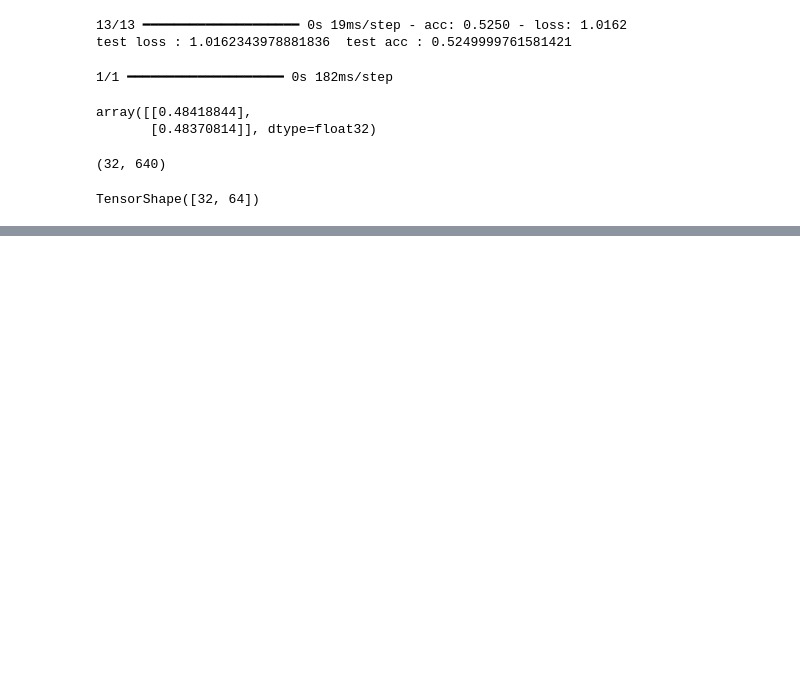
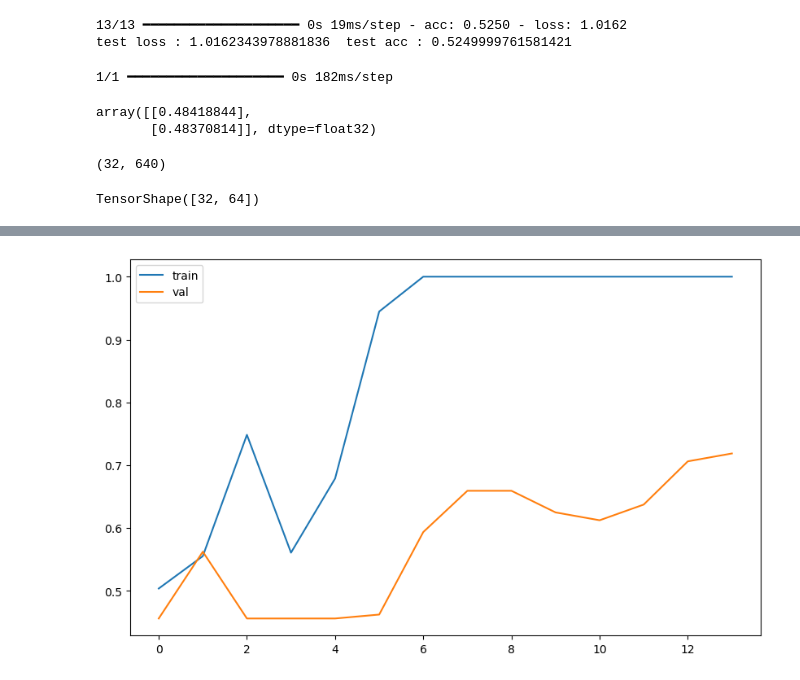
Before and after one commit to pia222sk20/LLM, a Jupyter notebook: ch12/01.ipynb, the cells around one changed output, grey strips where cells are left out. Saved outputs shown, nothing was run; the diff lists cells and outputs as text; code cells hidden in the pictures; blank space fills up the shorter version.

```diff
--- a/ch12/01.ipynb
+++ b/ch12/01.ipynb
@@ -249,0 +256,81 @@ TensorShape([32, 64])
+# %%
+
+# nltk 데이터로드
+import nltk
+nltk.download('movie_reviews')
+from nltk.corpus import movie_reviews
+
+# 재현성 시드 고정
+import random
+SEED = 42
+np.random.seed(SEED)
+tf.random.set_seed(SEED)
+random.seed(SEED)
+
+# 데이터로딩
+ids = movie_reviews.fileids()
+reviews = [movie_reviews.raw(id) for id in ids]
+categories = [ movie_reviews.categories(id)[0] for id in ids]
+
+# 하이퍼파라메터
+max_words = 10000 # 최대단어수
+maxlen = 500 # 문서길이
+embed_dim = 64 # 임베딩차원
+batch_size = 256 # batch_size
+epochs = 14 # epoch
+
+# 토큰화 + 시퀀스변화 + 패딩
+tokenizer = Tokenizer(num_words=max_words,oov_token='UNK')
+tokenizer.fit_on_texts(reviews)
+x = tokenizer.texts_to_sequences(reviews)
+x = pad_sequences(x,maxlen=maxlen,truncating='post')
+
+# 라벨인코딩
+label_map = {'pos':0,'neg':1}
+y = np.array([label_map.get(c) for c in categories])
+# train/test 분할
+from sklearn.model_selection import train_test_split
+x_train,x_test,y_train,y_test = train_test_split(x,y,stratify=y, random_state=42, test_size=0.2)
+# 모델구성
+model = tf.keras.Sequential([
+    tf.keras.layers.Embedding(max_words+1,output_dim=embed_dim,input_length=maxlen),
+    tf.keras.layers.Conv1D(128,3,activation='relu'),
+    tf.keras.layers.MaxPool1D(),  # 시퀀스의 구간별 특징 요약
+    tf.keras.layers.Conv1D(256,3,activation='relu'),
+    tf.keras.layers.GlobalMaxPool1D(),  # 전체시퀀스의 평균  시퀀스차원없애고 채널 축만남김(채널에대한평균)
+    tf.keras.layers.Dense(64,activation='relu'),
+    tf.keras.layers.Dense(1,activation='sigmoid'),
+])
+# 컴파일
+adam =  tf.keras.optimizers.Adam(learning_rate=1e-3)
+model.compile(optimizer=adam, loss='binary_crossentropy',metrics=['acc'])
+# 콜백(선택)
+import tensorflow as  tf
+es = tf.keras.callbacks.EarlyStopping(patience=3,restore_best_weights=True)
+# 학습
+history = model.fit(
+    x_train,y_train,epochs=epochs,batch_size=batch_size,validation_split = 0.2
+    # ,callbacks=[es]
+)
+
+# 학습결과 시각화
+import matplotlib.pyplot as plt
+plt.figure(figsize=(10,6))
+plt.plot(history.history['acc'],label='train')
+plt.plot(history.history['val_acc'], label='val')
+plt.legend()
+plt.show()
+# 테스트 평가
+test_loss,  test_acc =  model.evaluate(x_test,y_test)
+print(f'test loss : {test_loss}  test acc : {test_acc}')
+
+# 임의의 데이터로 예측
+sample_texts = [
+    "This movie was absolutely fantastic and inspiring",
+    "I really disliked the plot and the acting was terrible"
+]
+x_sample = tokenizer.texts_to_sequences(sample_texts)
+x_sample = pad_sequences(x_sample,maxlen=maxlen,truncating='post')
+x_sample_predict = model.predict(x_sample)
+x_sample_predict
+# %% [output]
@@ -249,0 +358 @@ TensorShape([32, 64])
+[figure, added]
```
Also changed, not shown: parts of 4 cells of this notebook.
